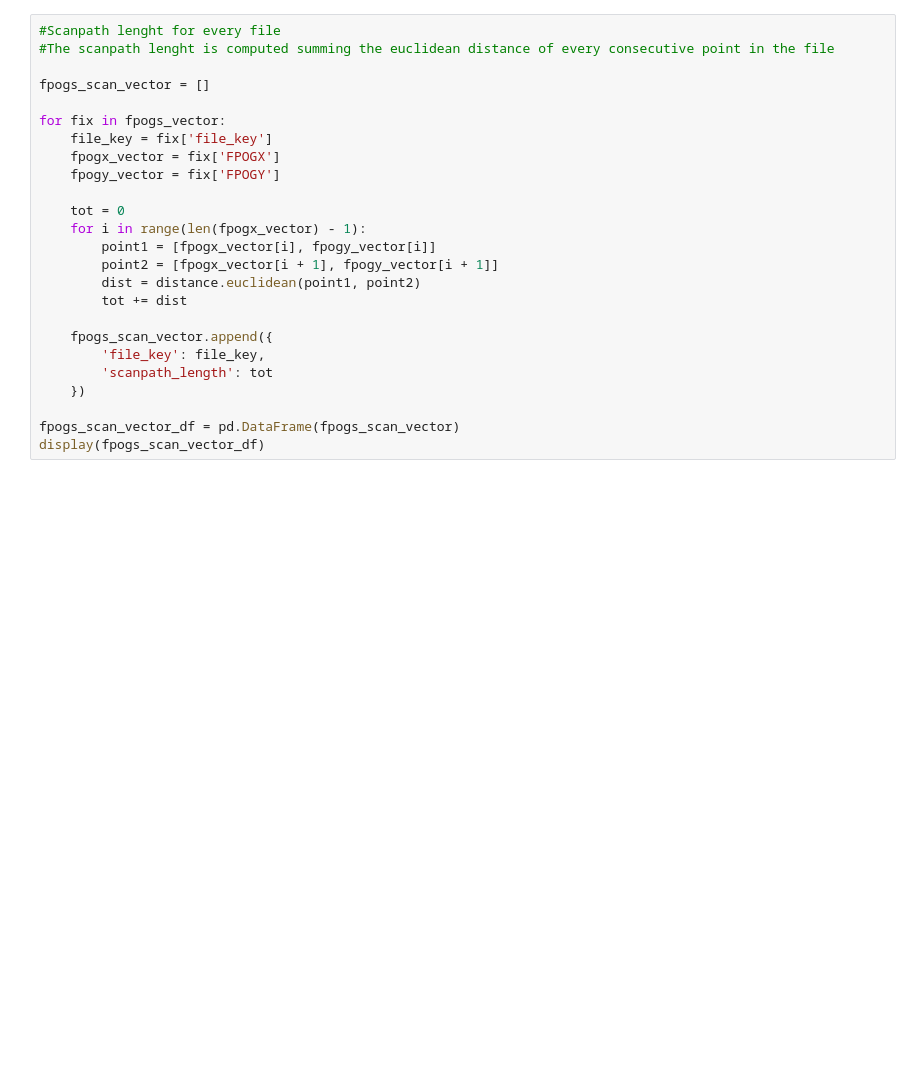
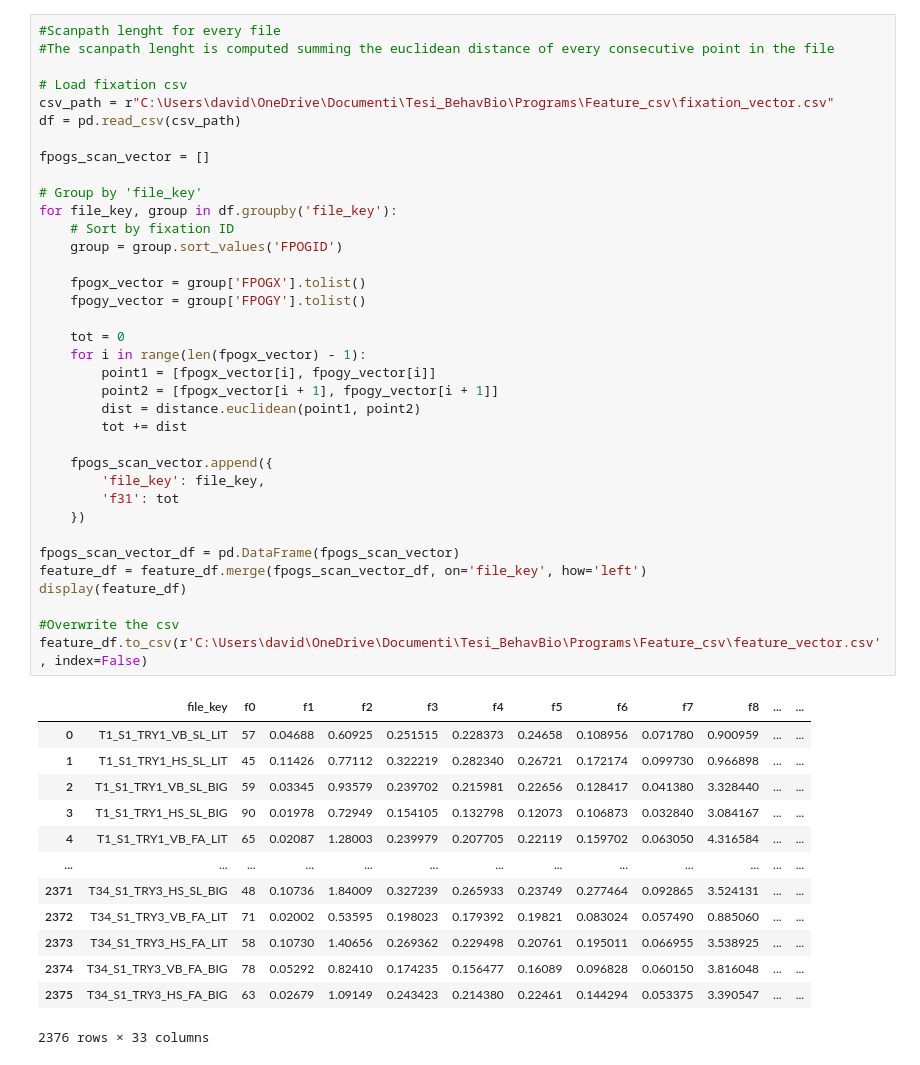
Before and after one commit to DavideMascheroni99/movingText, a Jupyter notebook: Programs/Machine_Learning/feature_vector.ipynb, the cells around one changed output. Saved outputs shown, nothing was run; the diff lists cells and outputs as text; blank space fills up the shorter version.

```diff
--- a/Programs/Machine_Learning/feature_vector.ipynb
+++ b/Programs/Machine_Learning/feature_vector.ipynb
@@ -1124,28 +1674,53 @@ feature_df.to_csv(r'C:\Users\david\OneDrive\Documenti\Tesi_BehavBio\Programs\Fea
-# %%
-#Scanpath lenght for every file
-#The scanpath lenght is computed summing the euclidean distance of every consecutive point in the file
-
-fpogs_scan_vector = []
-
-for fix in fpogs_vector:
-    file_key = fix['file_key']
-    fpogx_vector = fix['FPOGX']
-    fpogy_vector = fix['FPOGY']
-
-    tot = 0
-    for i in range(len(fpogx_vector) - 1):
-        point1 = [fpogx_vector[i], fpogy_vector[i]]
-        point2 = [fpogx_vector[i + 1], fpogy_vector[i + 1]]
-        dist = distance.euclidean(point1, point2)
-        tot += dist
-
-    fpogs_scan_vector.append({
-        'file_key': file_key,
-        'scanpath_length': tot
-    })
-
-fpogs_scan_vector_df = pd.DataFrame(fpogs_scan_vector)
-display(fpogs_scan_vector_df)
+# %%
+#Scanpath lenght for every file
+#The scanpath lenght is computed summing the euclidean distance of every consecutive point in the file
+
+# Load fixation csv
+csv_path = r"C:\Users\david\OneDrive\Documenti\Tesi_BehavBio\Programs\Feature_csv\fixation_vector.csv"
+df = pd.read_csv(csv_path)
+
+fpogs_scan_vector = []
+
+# Group by 'file_key'
+for file_key, group in df.groupby('file_key'):
+    # Sort by fixation ID
+    group = group.sort_values('FPOGID')
+
+    fpogx_vector = group['FPOGX'].tolist()
+    fpogy_vector = group['FPOGY'].tolist()
+
+    tot = 0
+    for i in range(len(fpogx_vector) - 1):
+        point1 = [fpogx_vector[i], fpogy_vector[i]]
+        point2 = [fpogx_vector[i + 1], fpogy_vector[i + 1]]
+        dist = distance.euclidean(point1, point2)
+        tot += dist
+
+    fpogs_scan_vector.append({
+        'file_key': file_key,
+        'f31': tot
+    })
+
+fpogs_scan_vector_df = pd.DataFrame(fpogs_scan_vector)
+feature_df = feature_df.merge(fpogs_scan_vector_df, on='file_key', how='left')
+display(feature_df)
+
+#Overwrite the csv
+feature_df.to_csv(r'C:\Users\david\OneDrive\Documenti\Tesi_BehavBio\Programs\Feature_csv\feature_vector.csv', index=False)
+# %% [output]
+|  | file_key | f0 | f1 | f2 | f3 | f4 | f5 | f6 | f7 | f8 | ... | ... |
+| 0 | T1_S1_TRY1_VB_SL_LIT | 57 | 0.04688 | 0.60925 | 0.251515 | 0.228373 | 0.24658 | 0.108956 | 0.071780 | 0.900959 | ... | ... |
+| 1 | T1_S1_TRY1_HS_SL_LIT | 45 | 0.11426 | 0.77112 | 0.322219 | 0.282340 | 0.26721 | 0.172174 | 0.099730 | 0.966898 | ... | ... |
+| 2 | T1_S1_TRY1_VB_SL_BIG | 59 | 0.03345 | 0.93579 | 0.239702 | 0.215981 | 0.22656 | 0.128417 | 0.041380 | 3.328440 | ... | ... |
+| 3 | T1_S1_TRY1_HS_SL_BIG | 90 | 0.01978 | 0.72949 | 0.154105 | 0.132798 | 0.12073 | 0.106873 | 0.032840 | 3.084167 | ... | ... |
+| 4 | T1_S1_TRY1_VB_FA_LIT | 65 | 0.02087 | 1.28003 | 0.239979 | 0.207705 | 0.22119 | 0.159702 | 0.063050 | 4.316584 | ... | ... |
+| ... | ... | ... | ... | ... | ... | ... | ... | ... | ... | ... | ... | ... |
+| 2371 | T34_S1_TRY3_HS_SL_BIG | 48 | 0.10736 | 1.84009 | 0.327239 | 0.265933 | 0.23749 | 0.277464 | 0.092865 | 3.524131 | ... | ... |
+| 2372 | T34_S1_TRY3_VB_FA_LIT | 71 | 0.02002 | 0.53595 | 0.198023 | 0.179392 | 0.19821 | 0.083024 | 0.057490 | 0.885060 | ... | ... |
+| 2373 | T34_S1_TRY3_HS_FA_LIT | 58 | 0.10730 | 1.40656 | 0.269362 | 0.229498 | 0.20761 | 0.195011 | 0.066955 | 3.538925 | ... | ... |
+| 2374 | T34_S1_TRY3_VB_FA_BIG | 78 | 0.05292 | 0.82410 | 0.174235 | 0.156477 | 0.16089 | 0.096828 | 0.060150 | 3.816048 | ... | ... |
+| 2375 | T34_S1_TRY3_HS_FA_BIG | 63 | 0.02679 | 1.09149 | 0.243423 | 0.214380 | 0.22461 | 0.144294 | 0.053375 | 3.390547 | ... | ... |
+2376 rows × 33 columns
 # %%
 #List of all valid(LPV = 1) left pupil diameter(LPD) for each file
 lpd_vector = []
```
Also changed, not shown: parts of 61 cells of this notebook, 1 other file.
